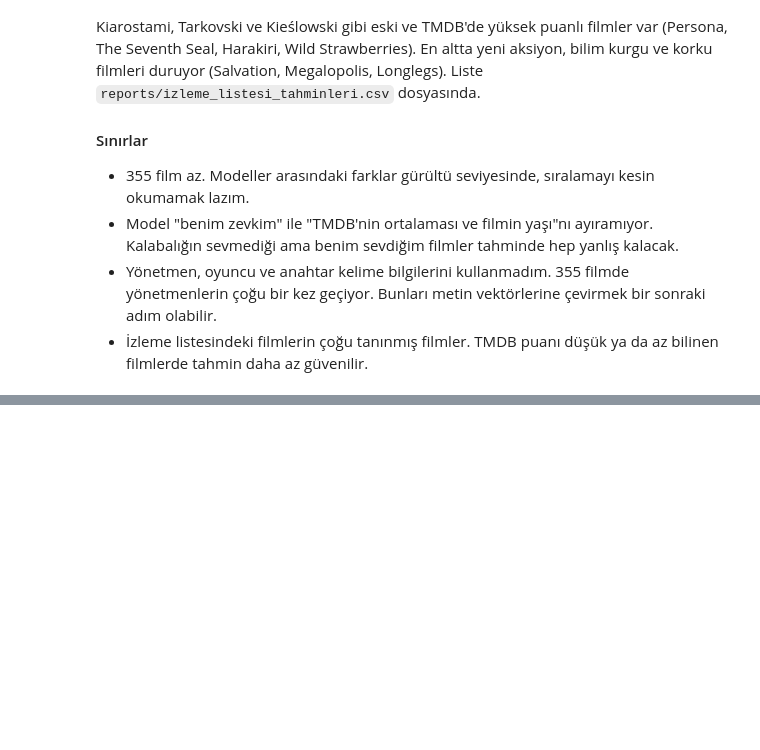
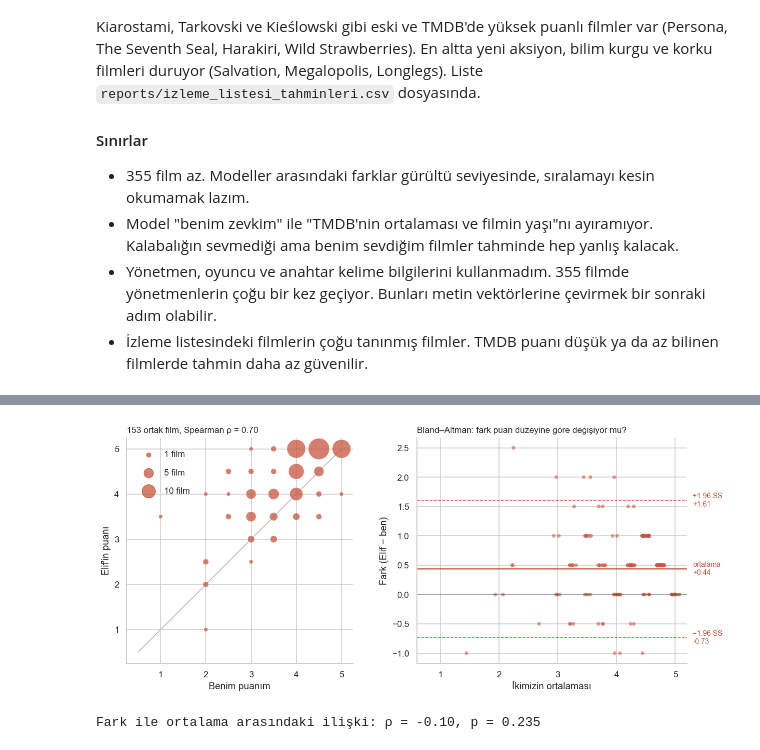
Before and after one commit to Kutaykabak/letterboxd-film-taste, a Jupyter notebook: notebooks/letterboxd_analizi.ipynb, the cells around one changed output, grey strips where cells are left out. Cells and saved outputs as stored; diff of their text form; code cells hidden in the pictures; blank space fills up the shorter version.

```diff
--- a/notebooks/letterboxd_analizi.ipynb
+++ b/notebooks/letterboxd_analizi.ipynb
@@ -1091,0 +1209,36 @@ Bölüm 9 dışındaki sonuçlar 355 filmin 5 katlı, 10 tekrarlı çapraz doğr
+# %%
+fig, (a1, a2) = plt.subplots(1, 2, figsize=(11.5, 5))
+
+cnt = df.groupby(['rating_me', 'rating_elif']).size().reset_index(name='n')
+a1.plot([0.5, 5], [0.5, 5], color=INK, lw=1, alpha=.35, zorder=0)
+a1.scatter(cnt.rating_me, cnt.rating_elif, s=cnt.n * 28, color=ELIF, alpha=.75, edgecolor='white', lw=.8)
+for n in (1, 5, 10):
+    a1.scatter([], [], s=n * 28, color=ELIF, alpha=.75, label=f'{n} film')
+a1.legend(loc='upper left', frameon=False, labelspacing=1.2, borderpad=1)
+a1.set(xlim=(0.25, 5.25), ylim=(0.25, 5.25), xticks=np.arange(1, 6), yticks=np.arange(1, 6),
+       xlabel='Benim puanım', ylabel="Elif'in puanı", aspect='equal')
+a1.set_title(f'{len(df)} ortak film, Spearman ρ = {rho(x_me, x_el):.2f}', loc='left', fontsize=11)
+
+avg = (df.rating_me + df.rating_elif) / 2
+m, s = df['diff'].mean(), df['diff'].std(ddof=1)
+jit = rng.uniform(-.07, .07, len(df))
+a2.scatter(avg + jit, df['diff'], s=22, color=ELIF, alpha=.55, edgecolor='none')
+a2.axhline(0, color=INK, lw=1, alpha=.35)
+a2.axhline(m, color=ELIF, lw=1.6)
+for lim in (m - 1.96 * s, m + 1.96 * s):
+    a2.axhline(lim, color=ELIF, lw=1, ls='--')
+a2.text(5.3, m, f'ortalama\n{m:+.2f}', va='center', ha='left', color=ELIF, fontsize=9)
+a2.text(5.3, m + 1.96 * s, f'+1.96 SS\n{m + 1.96 * s:+.2f}', va='center', ha='left', color=ELIF, fontsize=9)
+a2.text(5.3, m - 1.96 * s, f'−1.96 SS\n{m - 1.96 * s:+.2f}', va='center', ha='left', color=ELIF, fontsize=9)
+a2.set(xlabel='İkimizin ortalaması', ylabel='Fark (Elif − ben)', xlim=(0.6, 5.2))
+a2.set_title('Bland–Altman: fark puan düzeyine göre değişiyor mu?', loc='left', fontsize=11)
+
+fig.tight_layout()
+fig.savefig(FIG / '10_elif_uyum.png', dpi=150, bbox_inches='tight')
+plt.show()
+
+r_ba = stats.spearmanr(avg, df['diff'])
+print(f'Fark ile ortalama arasındaki ilişki: ρ = {r_ba.statistic:.2f}, p = {r_ba.pvalue:.3f}')
+# %% [output]
+[figure, added]
+Fark ile ortalama arasındaki ilişki: ρ = -0.10, p = 0.235
```
Also changed, not shown: parts of 19 cells of this notebook, 15 other files.
